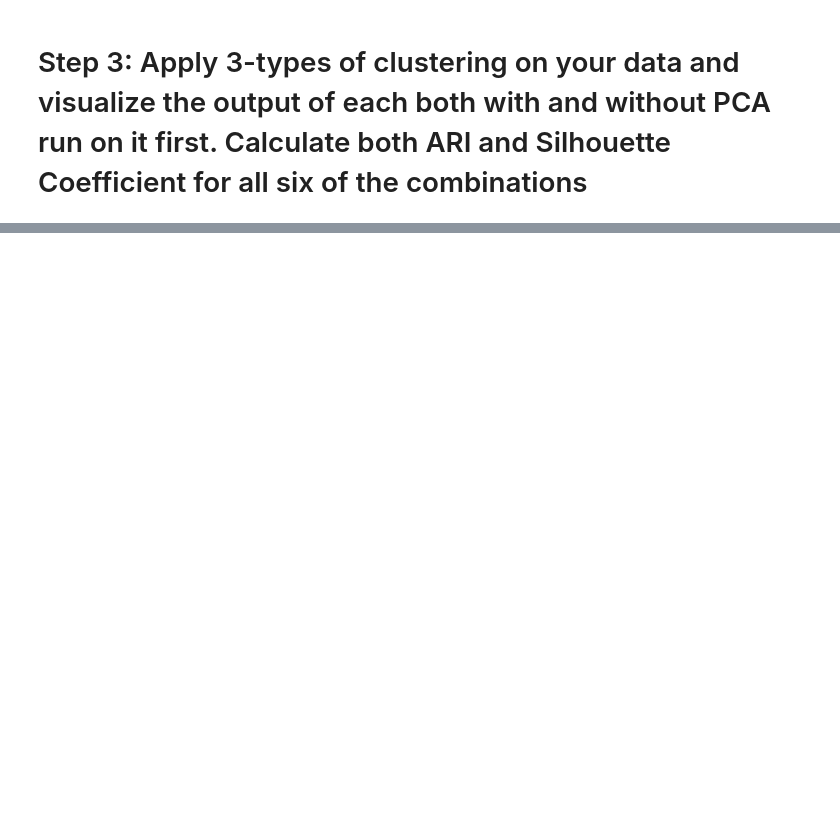
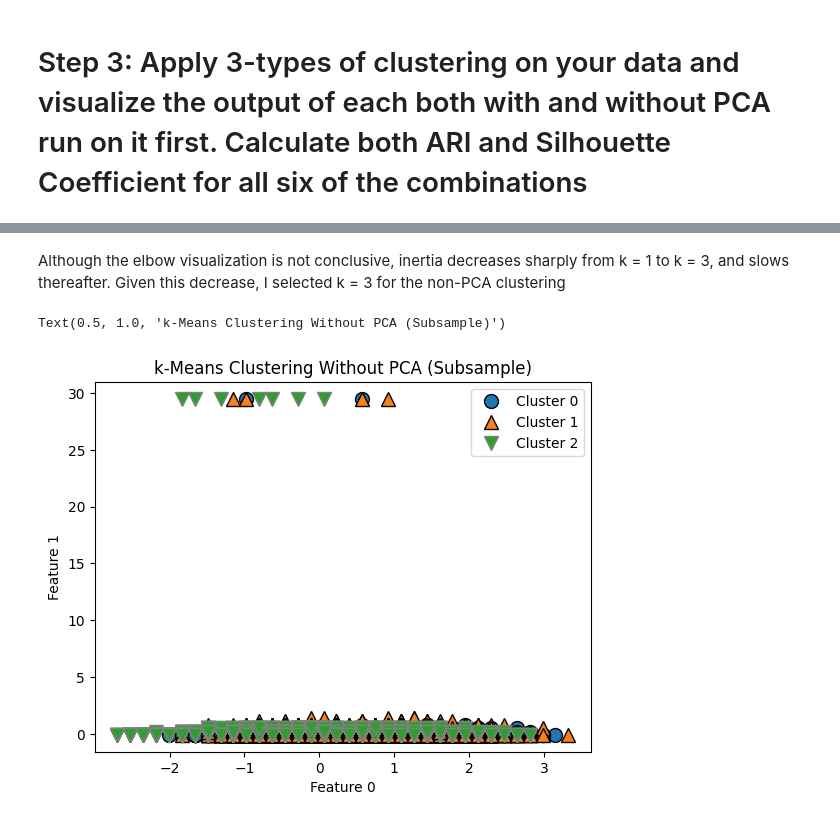
Before and after one commit to stephaniediamond3/DATA71200, a Jupyter notebook: Project_3.ipynb, the cells around one changed output, grey strips where cells are left out. Saved outputs shown, nothing was run; the diff lists cells and outputs as text; code cells hidden in the pictures; blank space fills up the shorter version.

```diff
--- a/Project_3.ipynb
+++ b/Project_3.ipynb
@@ -585,0 +267,19 @@ Overall, tuning changed the model's behavior, but did not overcome the severe cl
+# %% [markdown]
+Although the elbow visualization is not conclusive, inertia decreases sharply from k = 1 to k = 3, and slows thereafter. Given this decrease, I selected k = 3 for the non-PCA clustering
+# %%
+# instantiate an instance of k-Means
+kmeans = KMeans(n_clusters=3)
+kmeans.fit(sub_val)
+
+# get assignments (labels)
+assignments=kmeans.labels_
+
+# plot a scatter matrix of the results
+mglearn.discrete_scatter(sub_val[:, 0], sub_val[:, 1], assignments)
+plt.legend(["Cluster 0", "Cluster 1", "Cluster 2"], loc="best")
+plt.xlabel("Feature 0")
+plt.ylabel("Feature 1")
+plt.title("k-Means Clustering Without PCA (Subsample)")
+# %% [output]
+Text(0.5, 1.0, 'k-Means Clustering Without PCA (Subsample)')
+[figure, added]
```
Also changed, not shown: parts of 57 cells of this notebook.
